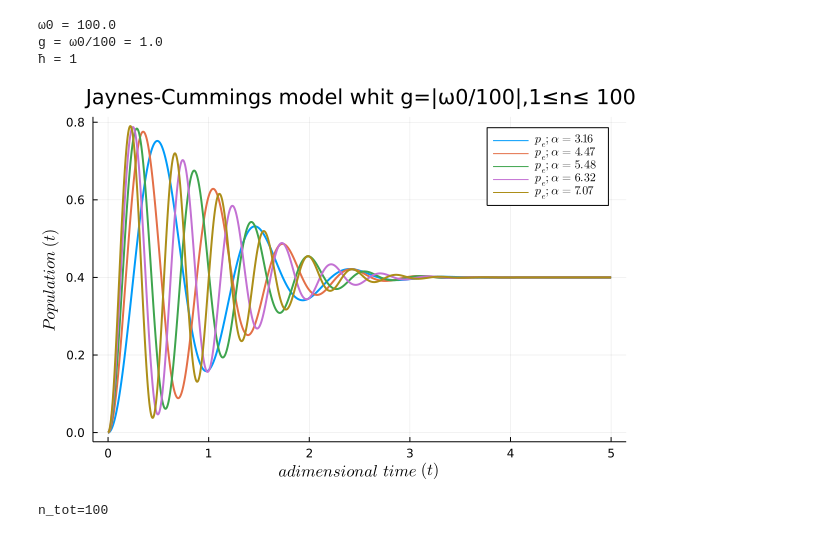
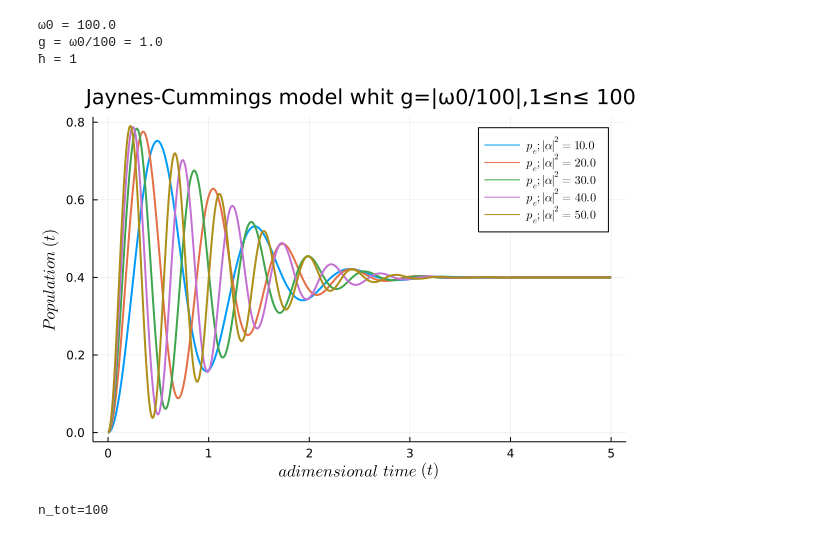
Before and after one commit to mendzmartin/quantum_optics, a Jupyter notebook: parcial/JaynesCummings_model.ipynb, the cells around one changed output. Drawn from its saved outputs; the diff is of its cells as text; code cells hidden in the pictures.

```diff
--- a/parcial/JaynesCummings_model.ipynb
+++ b/parcial/JaynesCummings_model.ipynb
@@ -212,33 +210,33 @@ for αi in 10:10:50  # barremos parámetro del estado coherente
         ψ3_t=evolution_coherent_state(ϕ0,α_params[3],H2_eigenvals,H2_eigenvectors,time_vector) # con estado inicial |ϕ0⟩=|g⟩
 
         # Calculamos probabilidades de población
         pϕ0_1=population_probability(time_vector,H1_eigenvectors,ψ1_t,ϕ0,α_params[1]);
         pϕ1_1=population_probability(time_vector,H1_eigenvectors,ψ1_t,ϕ1,α_params[1]);
 
         pϕ0_2=population_probability(time_vector,H2_eigenvectors,ψ2_t,ϕ0,α_params[2]);
         pϕ1_2=population_probability(time_vector,H2_eigenvectors,ψ2_t,ϕ1,α_params[2]);
 
         pϕ0_3=population_probability(time_vector,H3_eigenvectors,ψ3_t,ϕ0,α_params[3]);
         pϕ1_3=population_probability(time_vector,H3_eigenvectors,ψ3_t,ϕ1,α_params[3]);
 
         pϕ1_tot.=(pϕ1_tot.+pϕ1_1.+2.0*pϕ1_2.+pϕ1_3);
         pϕ0_tot.=(pϕ0_tot.+pϕ0_1.+2.0*pϕ0_2.+pϕ0_3);
     end
 
     # normalizamos las probabilidades
     pϕ1_tot=0.2*pϕ1_tot;
     pϕ0_tot=0.2*pϕ0_tot;
     pϕ_tot=(pϕ1_tot.+pϕ0_tot);
 
 
     # CÓMO HACER PARA QUE ME MUESTRE TODOS LOS GRÁFICOS PARA DISTINTOS α ????
 
-    plt1=plot!(time_vector,pϕ1_tot,label="\$p_e;α=$(round(α; digits=2))\$",lw=2)
+    plt1=plot!(time_vector,pϕ1_tot,label="\$p_e;|α|^2=$(round(α^2; digits=2))\$",lw=2)
     #plt1=plot!(time_vector,pϕ0_tot,label="\$p_g;α=$(α)\$")
     #plt1=plot!(time_vector,pϕ_tot,label="\$p_{tot};α=$(α)\$")
 end
 
 display(plt1)
 # %% [output]
-[figure, old version]
+[figure, new version]
 n_tot=100
```
Also changed, not shown: parts of 6 cells of this notebook, 2 other files.
